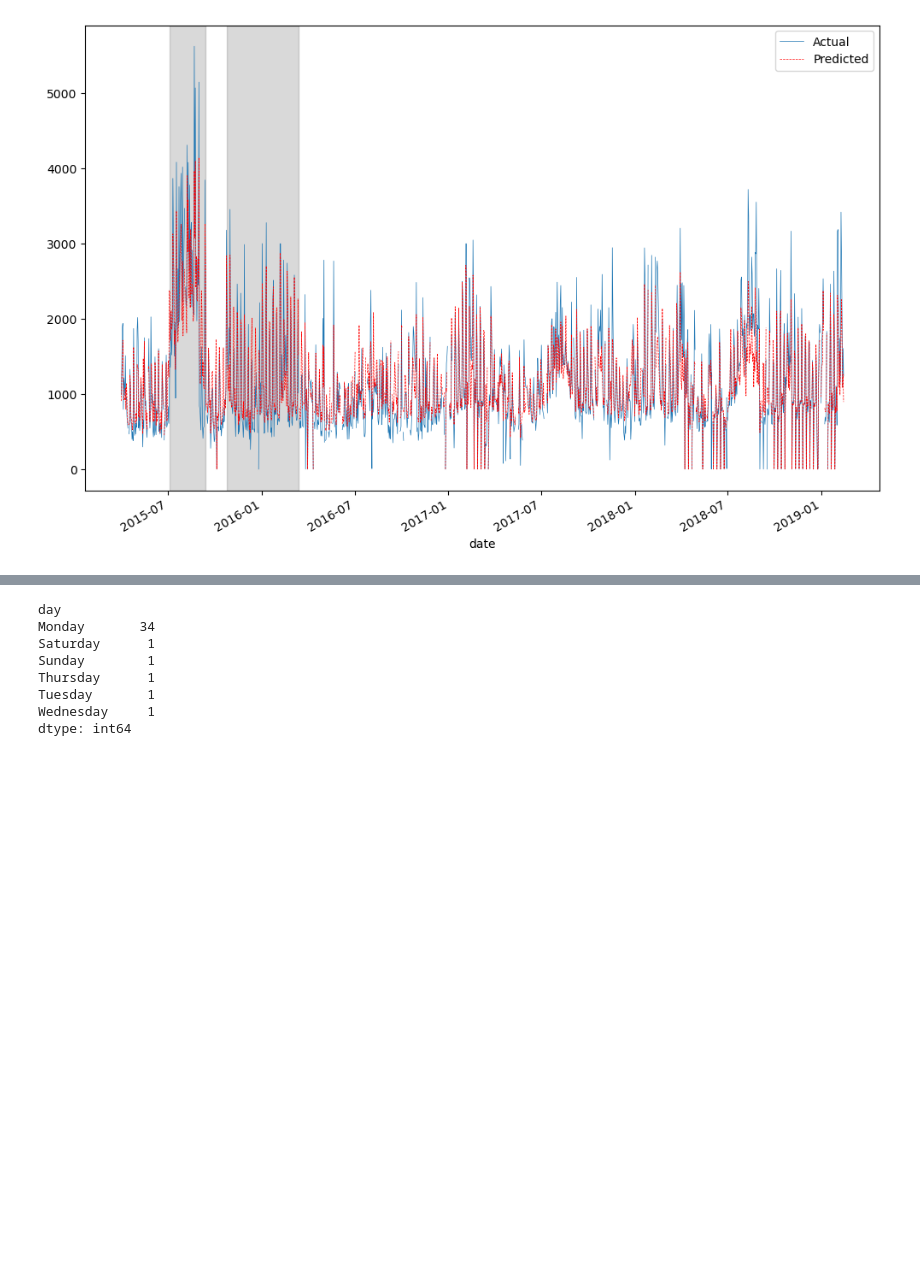
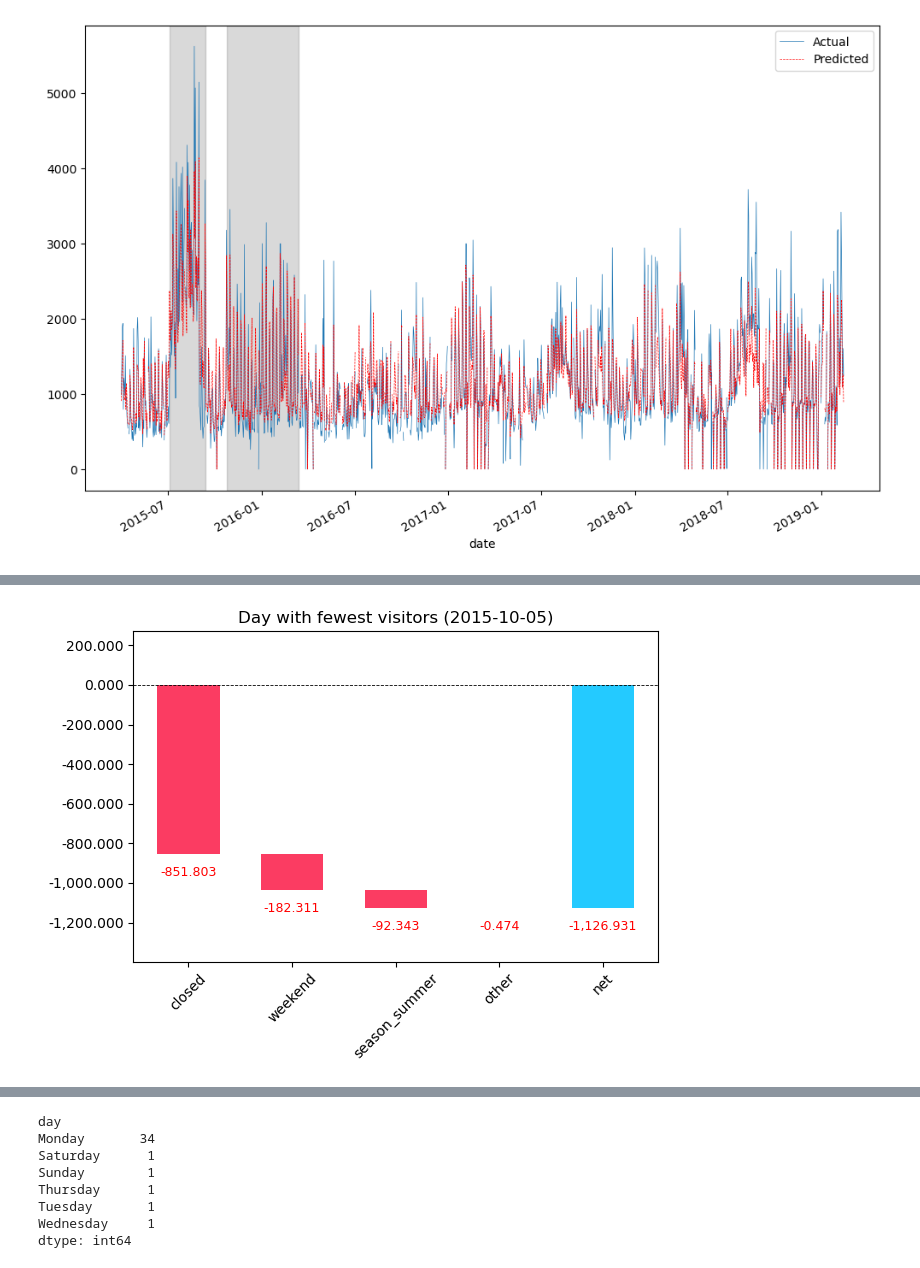
Before and after one commit to celiason/museum-visitor-model, a Jupyter notebook: sentiment.ipynb, the cells around one changed output, grey strips where cells are left out. Cells and saved outputs as stored; diff of their text form; code cells hidden in the pictures; blank space fills up the shorter version.

```diff
--- a/sentiment.ipynb
+++ b/sentiment.ipynb
@@ -1178,0 +1209,11 @@ plt.savefig('figs/visitors_predicted.png', dpi=300)
+# %%
+# Min values waterfall plot
+row = rowMin
+prediction, bias, contributions = treeinterpreter.predict(model_rf, row.values)
+fig = waterfall(X_test.columns, contributions[0], threshold=0.05,
+          rotation_value=45, formatting='{:,.3f}', sorted_value=True,
+          Title="Day with fewest visitors" + f" ({mindate})")
+
+fig.savefig('figs/waterfall_min.png', dpi=300)
+# %% [output]
+[figure, added]
```
Also changed, not shown: parts of 23 cells of this notebook, 7 other files.
